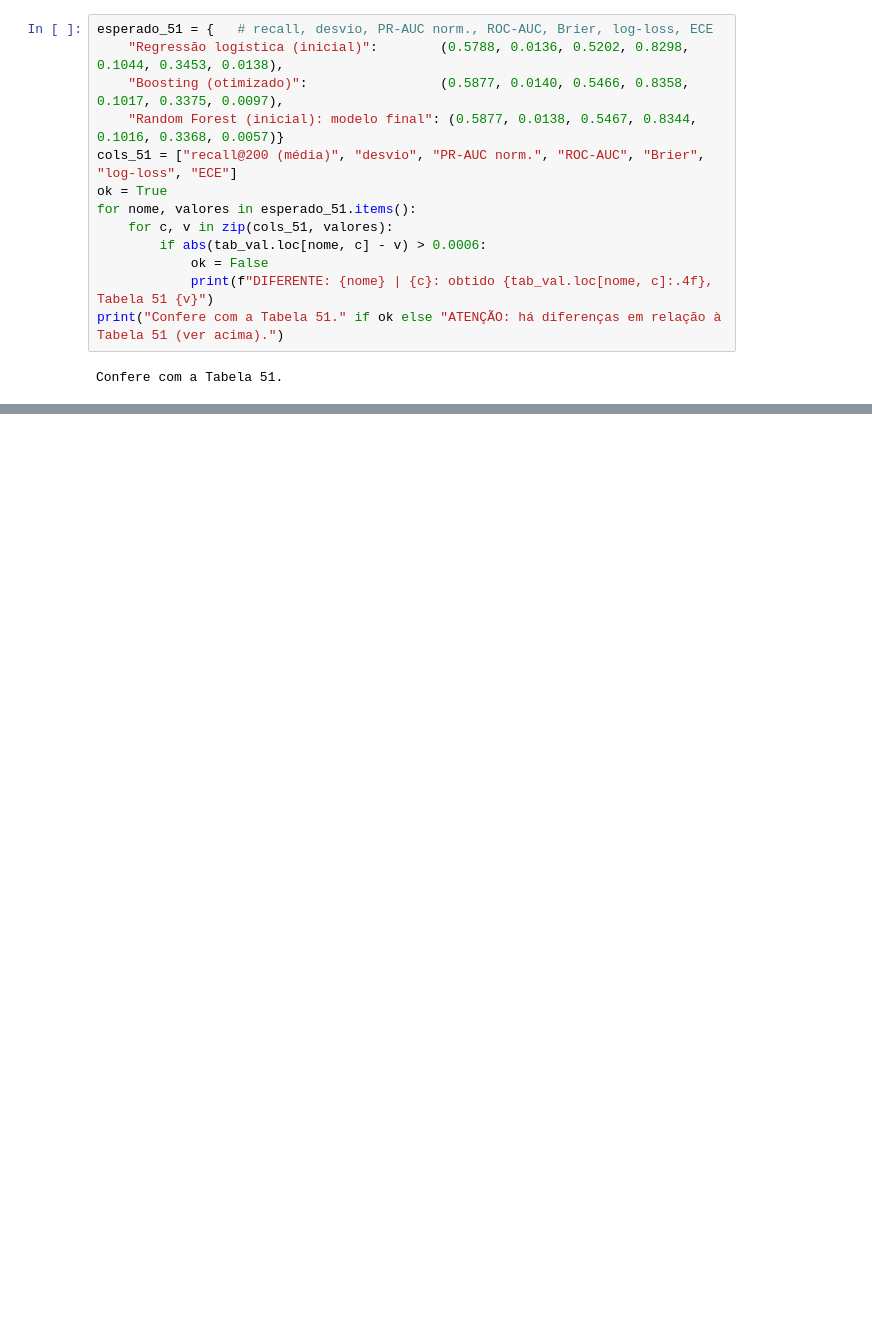
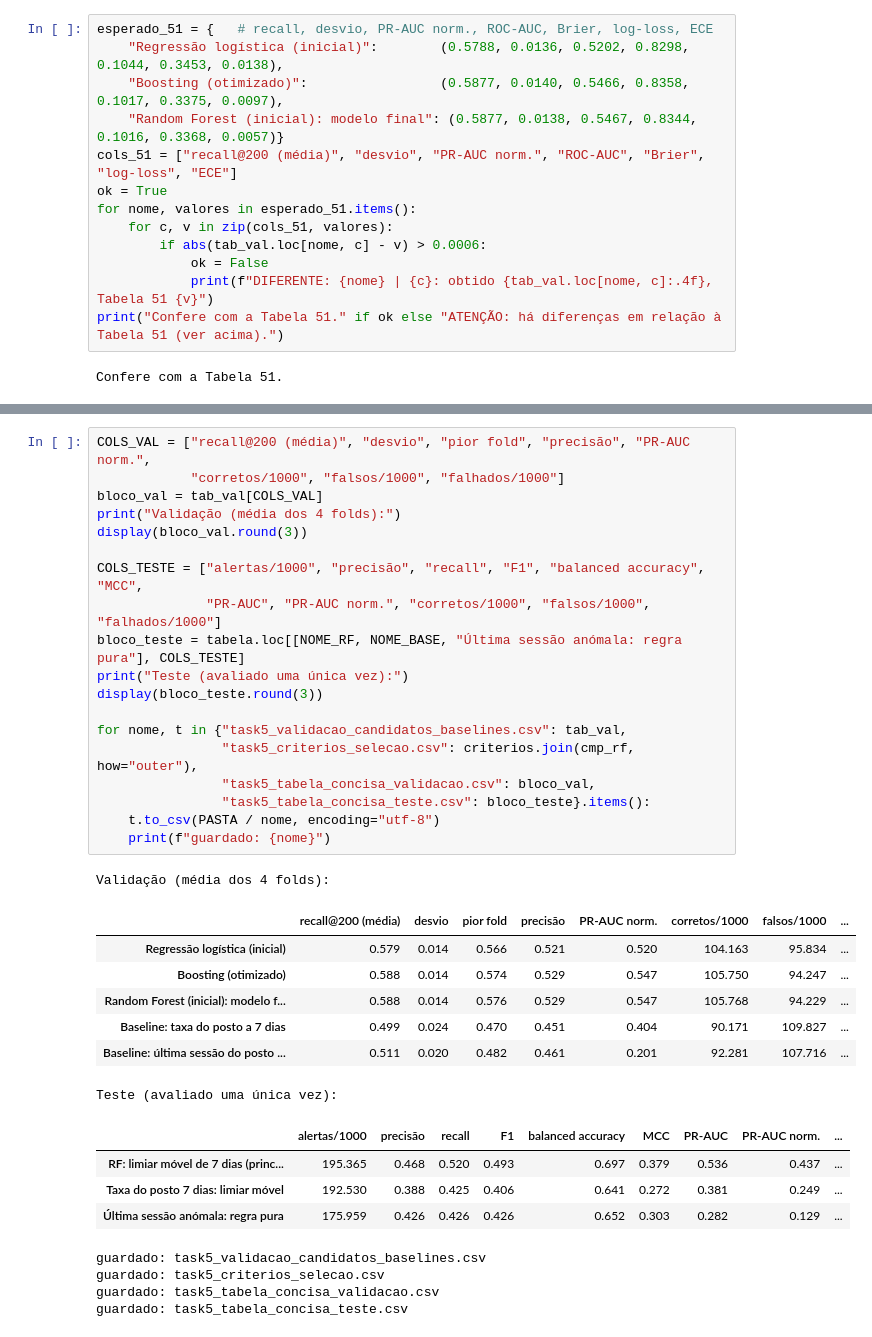
Before and after one commit to 1231478-Ellah-Fleischmann/MINDD-PROJETO, a Jupyter notebook: task5.ipynb, the cells around one changed output, grey strips where cells are left out. Cells and saved outputs as stored; diff of their text form; blank space fills up the shorter version.

Commit message:
critérios de escolha e tabela concisa

```diff
--- a/task5.ipynb
+++ b/task5.ipynb
@@ -718,0 +768,36 @@ Confere com a Tabela 51.
+# %%
+COLS_VAL = ["recall@200 (média)", "desvio", "pior fold", "precisão", "PR-AUC norm.",
+            "corretos/1000", "falsos/1000", "falhados/1000"]
+bloco_val = tab_val[COLS_VAL]
+print("Validação (média dos 4 folds):")
+display(bloco_val.round(3))
+
+COLS_TESTE = ["alertas/1000", "precisão", "recall", "F1", "balanced accuracy", "MCC",
+              "PR-AUC", "PR-AUC norm.", "corretos/1000", "falsos/1000", "falhados/1000"]
+bloco_teste = tabela.loc[[NOME_RF, NOME_BASE, "Última sessão anómala: regra pura"], COLS_TESTE]
+print("Teste (avaliado uma única vez):")
+display(bloco_teste.round(3))
+
+for nome, t in {"task5_validacao_candidatos_baselines.csv": tab_val,
+                "task5_criterios_selecao.csv": criterios.join(cmp_rf, how="outer"),
+                "task5_tabela_concisa_validacao.csv": bloco_val,
+                "task5_tabela_concisa_teste.csv": bloco_teste}.items():
+    t.to_csv(PASTA / nome, encoding="utf-8")
+    print(f"guardado: {nome}")
+# %% [output]
+Validação (média dos 4 folds):
+|  | recall@200 (média) | desvio | pior fold | precisão | PR-AUC norm. | corretos/1000 | falsos/1000 | ... |
+| Regressão logística (inicial) | 0.579 | 0.014 | 0.566 | 0.521 | 0.520 | 104.163 | 95.834 | ... |
+| Boosting (otimizado) | 0.588 | 0.014 | 0.574 | 0.529 | 0.547 | 105.750 | 94.247 | ... |
+| Random Forest (inicial): modelo f... | 0.588 | 0.014 | 0.576 | 0.529 | 0.547 | 105.768 | 94.229 | ... |
+| Baseline: taxa do posto a 7 dias | 0.499 | 0.024 | 0.470 | 0.451 | 0.404 | 90.171 | 109.827 | ... |
+| Baseline: última sessão do posto ... | 0.511 | 0.020 | 0.482 | 0.461 | 0.201 | 92.281 | 107.716 | ... |
+Teste (avaliado uma única vez):
+|  | alertas/1000 | precisão | recall | F1 | balanced accuracy | MCC | PR-AUC | PR-AUC norm. | ... |
+| RF: limiar móvel de 7 dias (princ... | 195.365 | 0.468 | 0.520 | 0.493 | 0.697 | 0.379 | 0.536 | 0.437 | ... |
+| Taxa do posto 7 dias: limiar móvel | 192.530 | 0.388 | 0.425 | 0.406 | 0.641 | 0.272 | 0.381 | 0.249 | ... |
+| Última sessão anómala: regra pura | 175.959 | 0.426 | 0.426 | 0.426 | 0.652 | 0.303 | 0.282 | 0.129 | ... |
+guardado: task5_validacao_candidatos_baselines.csv
+guardado: task5_criterios_selecao.csv
+guardado: task5_tabela_concisa_validacao.csv
+guardado: task5_tabela_concisa_teste.csv
```
Also changed, not shown: parts of 3 cells of this notebook, 4 other files.
